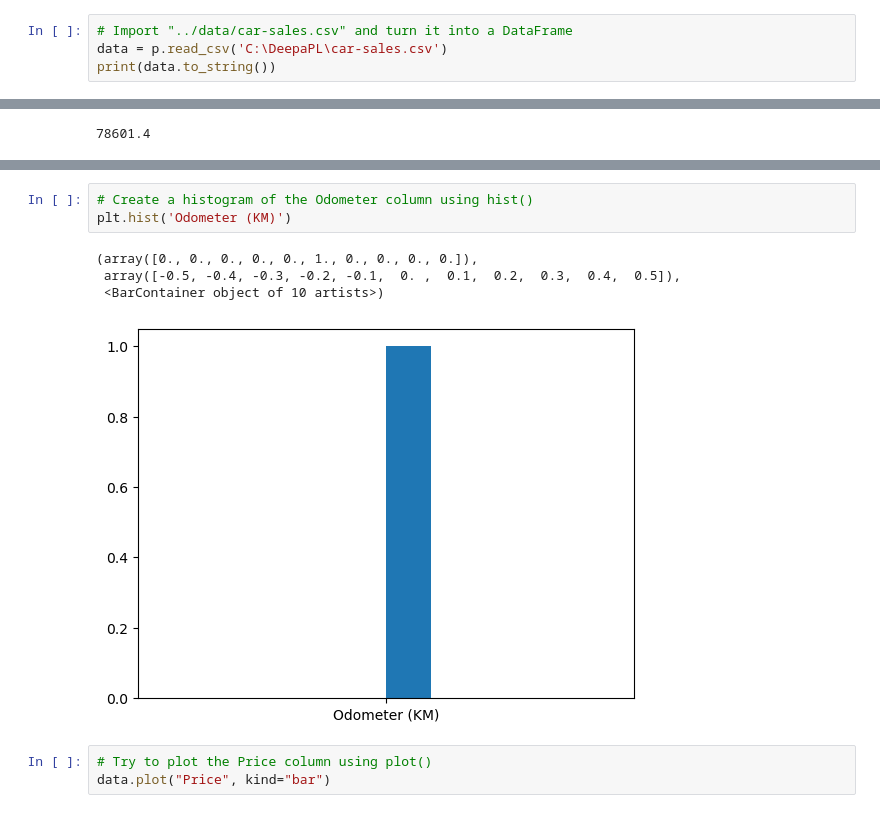
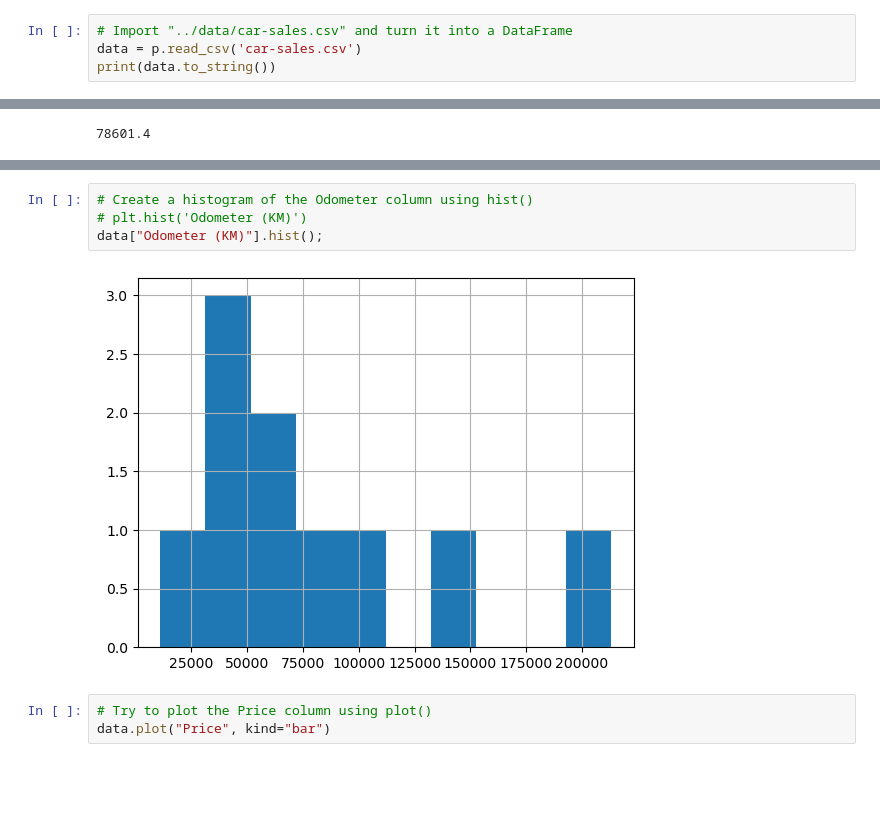
Before and after one commit to deepa-pl/DeepaPL, a Jupyter notebook: pandas-exercises.ipynb, the cells around one changed output, grey strips where cells are left out. Saved outputs shown, nothing was run; the diff lists cells and outputs as text; blank space fills up the shorter version.

```diff
--- a/pandas-exercises.ipynb
+++ b/pandas-exercises.ipynb
@@ -36,6 +38,6 @@ print(comb)
 # %%
 # Import "../data/car-sales.csv" and turn it into a DataFrame
-data = p.read_csv('C:\DeepaPL\car-sales.csv')
+data = p.read_csv('car-sales.csv')
 print(data.to_string())
 # %% [output]
      Make Colour  Odometer (KM)  Doors       Price
@@ -271,11 +280,9 @@ data.plot("Odometer (KM)", kind="bar")
 # %%
 # Create a histogram of the Odometer column using hist()
-plt.hist('Odometer (KM)')
+# plt.hist('Odometer (KM)')
+data["Odometer (KM)"].hist();
 # %% [output]
-(array([0., 0., 0., 0., 0., 1., 0., 0., 0., 0.]),
- array([-0.5, -0.4, -0.3, -0.2, -0.1,  0. ,  0.1,  0.2,  0.3,  0.4,  0.5]),
- <BarContainer object of 10 artists>)
-[figure, old version]
+[figure, new version]
 # %%
 # Try to plot the Price column using plot()
 data.plot("Price", kind="bar")
```
Also changed, not shown: parts of 22 cells of this notebook, 2 other files.
